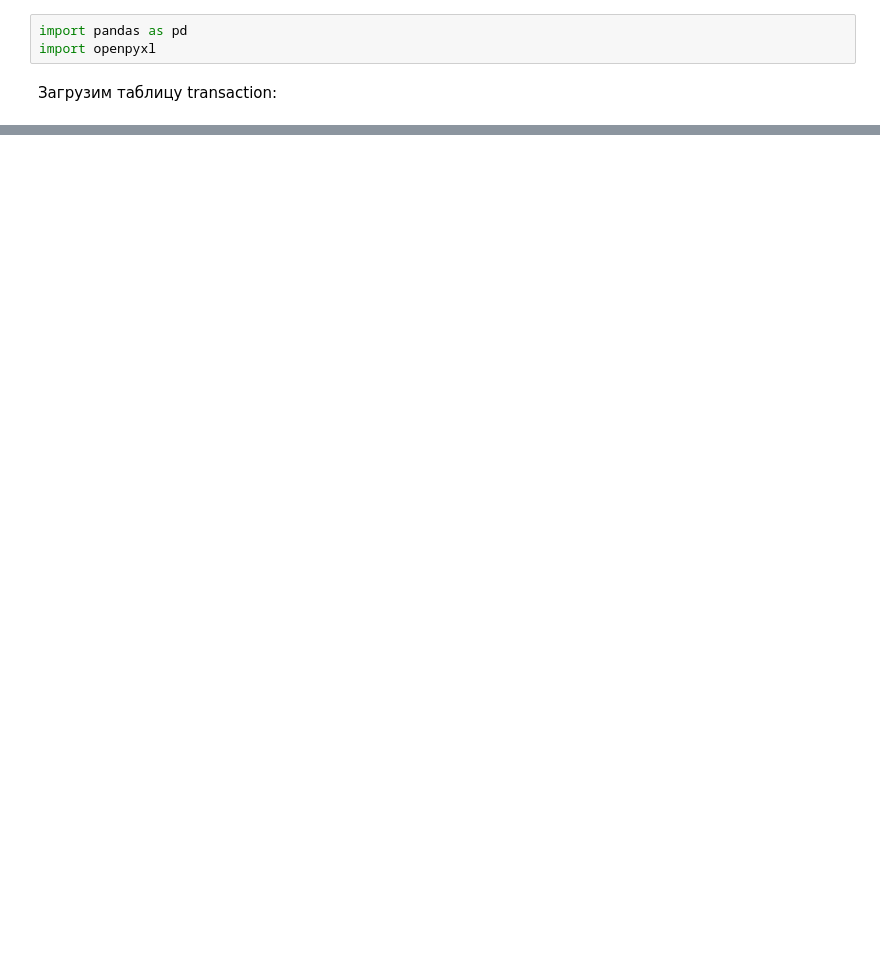
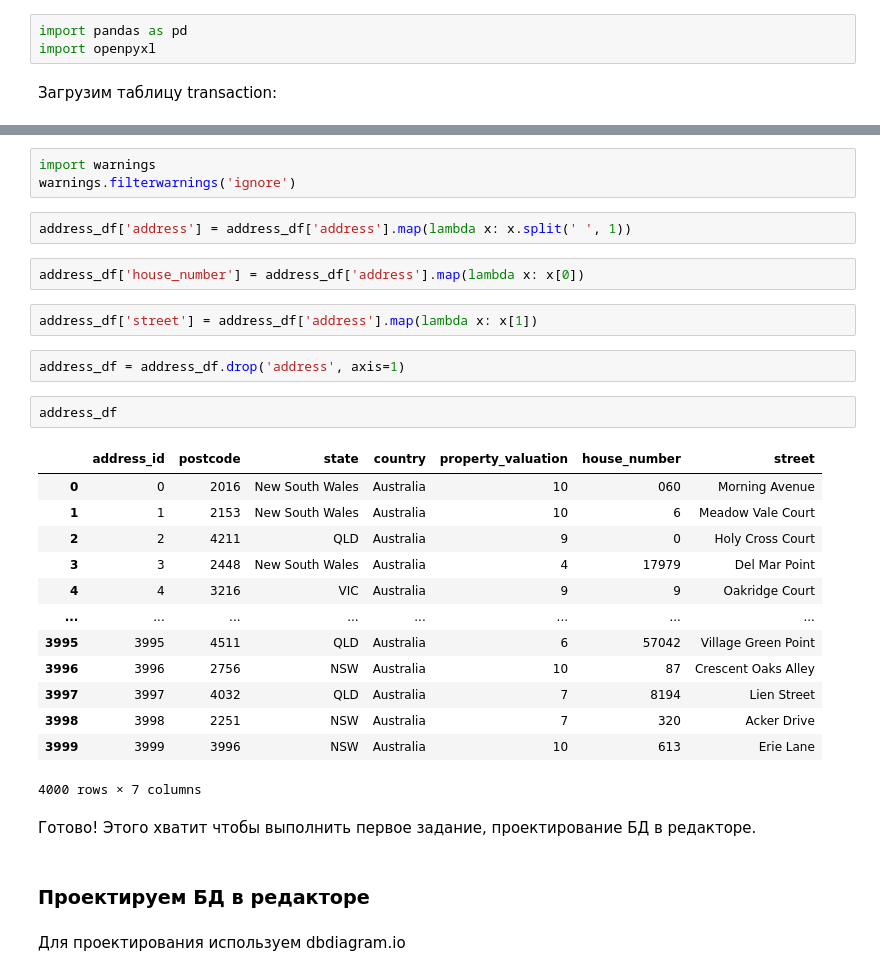
Before and after one commit to DmitriiGolovachev/DB_HW, a Jupyter notebook: HW1/GolovachevDV(fixed).ipynb, the cells around one changed output, grey strips where cells are left out. Cells and saved outputs as stored; diff of their text form; blank space fills up the shorter version.

```diff
--- a/HW1/GolovachevDV(fixed).ipynb
+++ b/HW1/GolovachevDV(fixed).ipynb
@@ -55,0 +382,33 @@ FileNotFoundError: [Errno 2] No such file or directory: 'HW1_data.xlsx'
+# %%
+import warnings
+warnings.filterwarnings('ignore')
+# %%
+address_df['address'] = address_df['address'].map(lambda x: x.split(' ', 1))
+# %%
+address_df['house_number'] = address_df['address'].map(lambda x: x[0])
+# %%
+address_df['street'] = address_df['address'].map(lambda x: x[1])
+# %%
+address_df = address_df.drop('address', axis=1)
+# %%
+address_df
+# %% [output]
+|  | address_id | postcode | state | country | property_valuation | house_number | street |
+| 0 | 0 | 2016 | New South Wales | Australia | 10 | 060 | Morning Avenue |
+| 1 | 1 | 2153 | New South Wales | Australia | 10 | 6 | Meadow Vale Court |
+| 2 | 2 | 4211 | QLD | Australia | 9 | 0 | Holy Cross Court |
+| 3 | 3 | 2448 | New South Wales | Australia | 4 | 17979 | Del Mar Point |
+| 4 | 4 | 3216 | VIC | Australia | 9 | 9 | Oakridge Court |
+| ... | ... | ... | ... | ... | ... | ... | ... |
+| 3995 | 3995 | 4511 | QLD | Australia | 6 | 57042 | Village Green Point |
+| 3996 | 3996 | 2756 | NSW | Australia | 10 | 87 | Crescent Oaks Alley |
+| 3997 | 3997 | 4032 | QLD | Australia | 7 | 8194 | Lien Street |
+| 3998 | 3998 | 2251 | NSW | Australia | 7 | 320 | Acker Drive |
+| 3999 | 3999 | 3996 | NSW | Australia | 10 | 613 | Erie Lane |
+4000 rows × 7 columns
+# %% [markdown]
+Готово! Этого хватит чтобы выполнить первое задание, проектирование БД в редакторе.
+# %% [markdown]
+### Проектируем БД в редакторе
+# %% [markdown]
+Для проектирования используем dbdiagram.io
```
Also changed, not shown: parts of 64 cells of this notebook.
